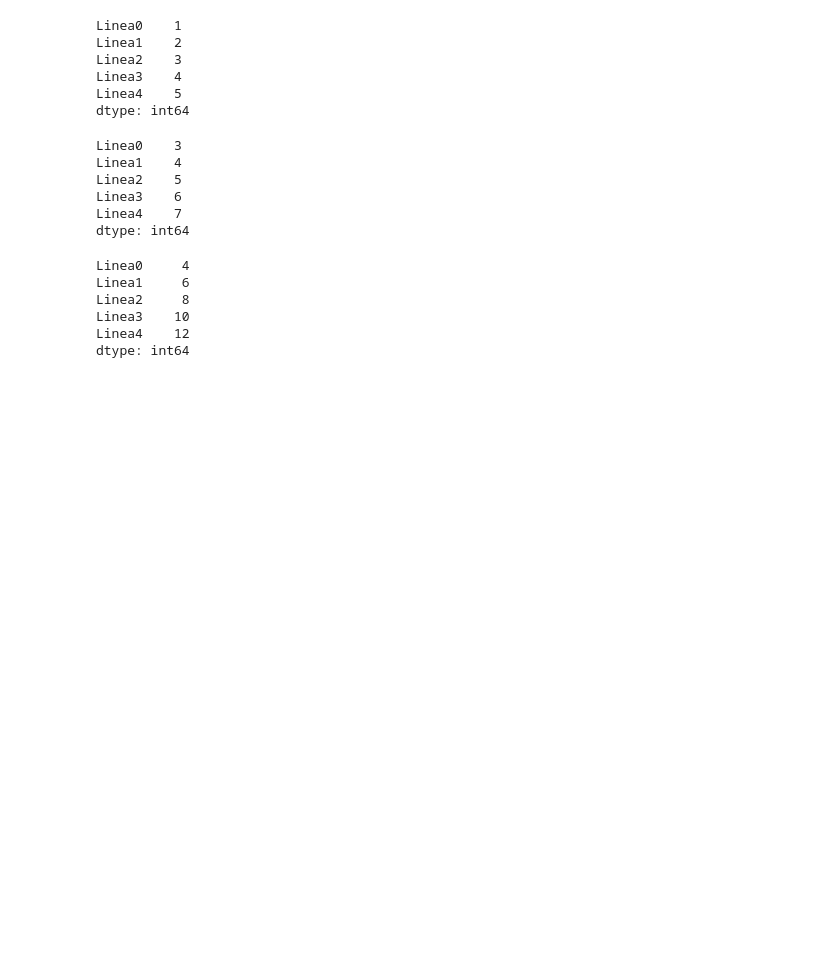
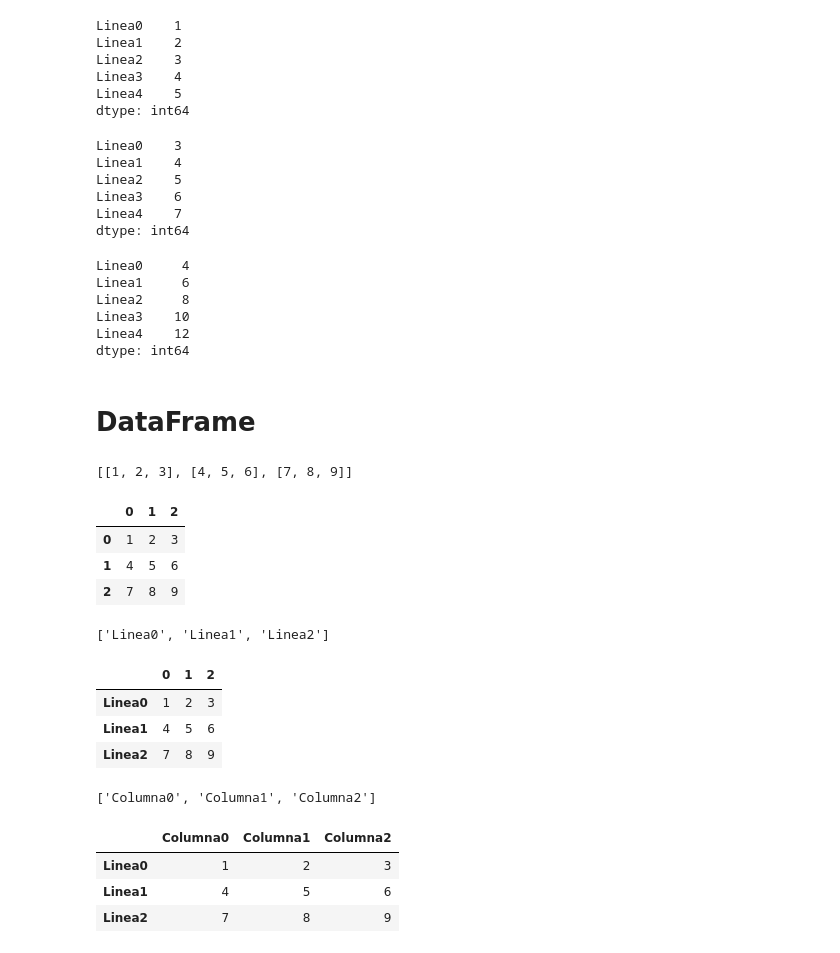
Before and after one commit to AnndyLibeMoore/Python_Data_Science_Courses, a Jupyter notebook: Creando_estructuras_de_datos.ipynb, the cells around one changed output. Drawn from its saved outputs; the diff is of its cells as text; code cells hidden in the pictures; blank space fills up the shorter version.

```diff
--- a/Creando_estructuras_de_datos.ipynb
+++ b/Creando_estructuras_de_datos.ipynb
@@ -98,3 +96,45 @@ Linea4    12
 dtype: int64
 # %%
 #si el indice no es el mismo, su resultado sera nan
+# %% [markdown]
+# DataFrame
+# %%
+#crearemos una lista, ser una lista de listas
+data = [[1,2,3],[4,5,6],[7,8,9]]
+data
+# %% [output]
+[[1, 2, 3], [4, 5, 6], [7, 8, 9]]
+# %%
+#convertire esta lista en un dataFrame para ello
+#variable = pd.DataFrame(data = nombredemiLista)  aqui le estoy diciendo a data dónde estan mis datos os
+#en este caso estan en la variable que llamé data
+df1 = pd.DataFrame(data = data)
+df1
+# %% [output]
+|  | 0 | 1 | 2 |
+| 0 | 1 | 2 | 3 |
+| 1 | 4 | 5 | 6 |
+| 2 | 7 | 8 | 9 |
+# %%
+#aqui los indies vinenen desde cero hasta tamañao de nuestros datos
+#mejoraremos esto usando el objeto index que es un list conprenhension
+#para crear los indices autoaticamente
+
+index = ['Linea' + str(i) for i in range(3)]
+index
+# %% [output]
+['Linea0', 'Linea1', 'Linea2']
+# %%
+df1 = pd.DataFrame(data = data, index = index)
+df1
+# %% [output]
+|  | 0 | 1 | 2 |
+| Linea0 | 1 | 2 | 3 |
+| Linea1 | 4 | 5 | 6 |
+| Linea2 | 7 | 8 | 9 |
+# %%
+#puedo cambiar los nombres de las columnas
+columns = ['Columna' + str(i) for i in range(3)]
+columns
+# %% [output]
+['Columna0', 'Columna1', 'Columna2']
@@ -100,0 +144,7 @@ dtype: int64
+# %%
+df1
+# %% [output]
+|  | Columna0 | Columna1 | Columna2 |
+| Linea0 | 1 | 2 | 3 |
+| Linea1 | 4 | 5 | 6 |
+| Linea2 | 7 | 8 | 9 |
```
Also changed, not shown: parts of 16 cells of this notebook.
